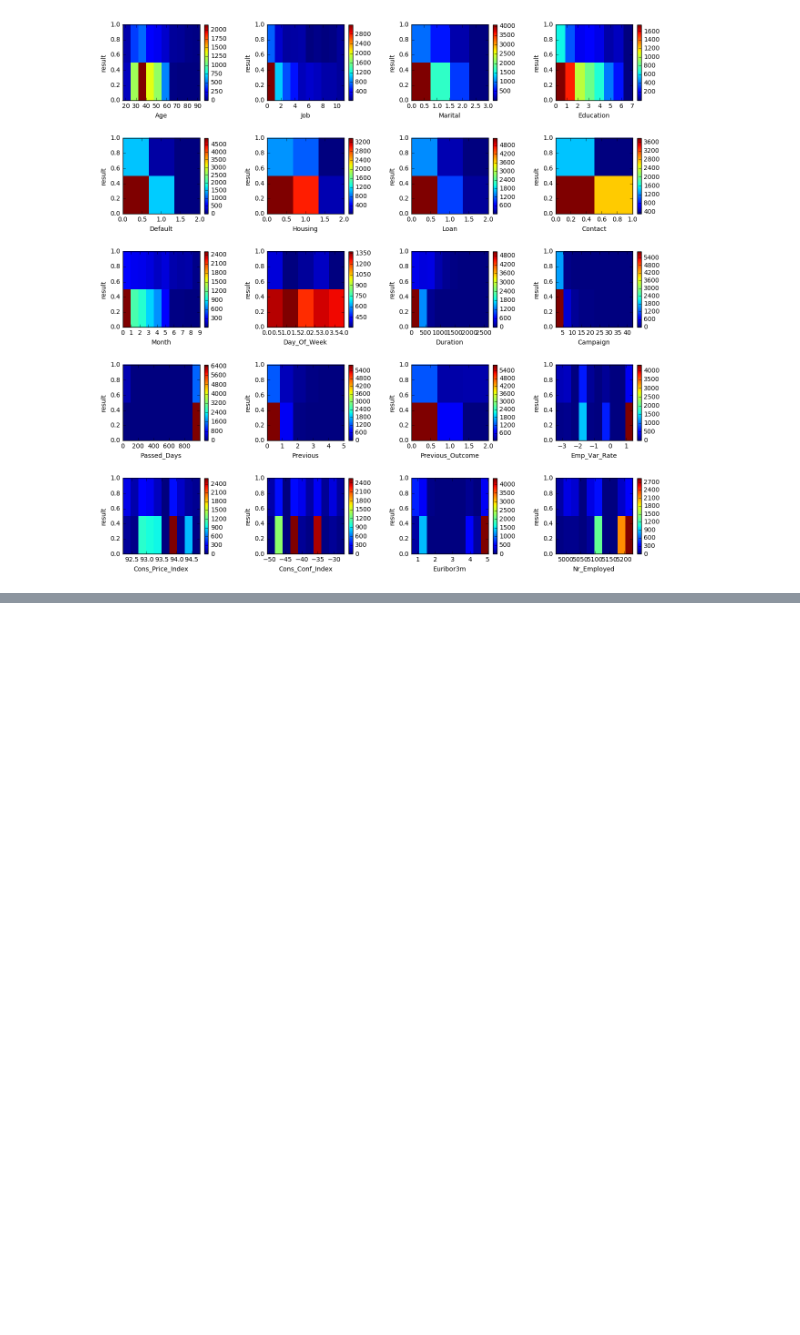
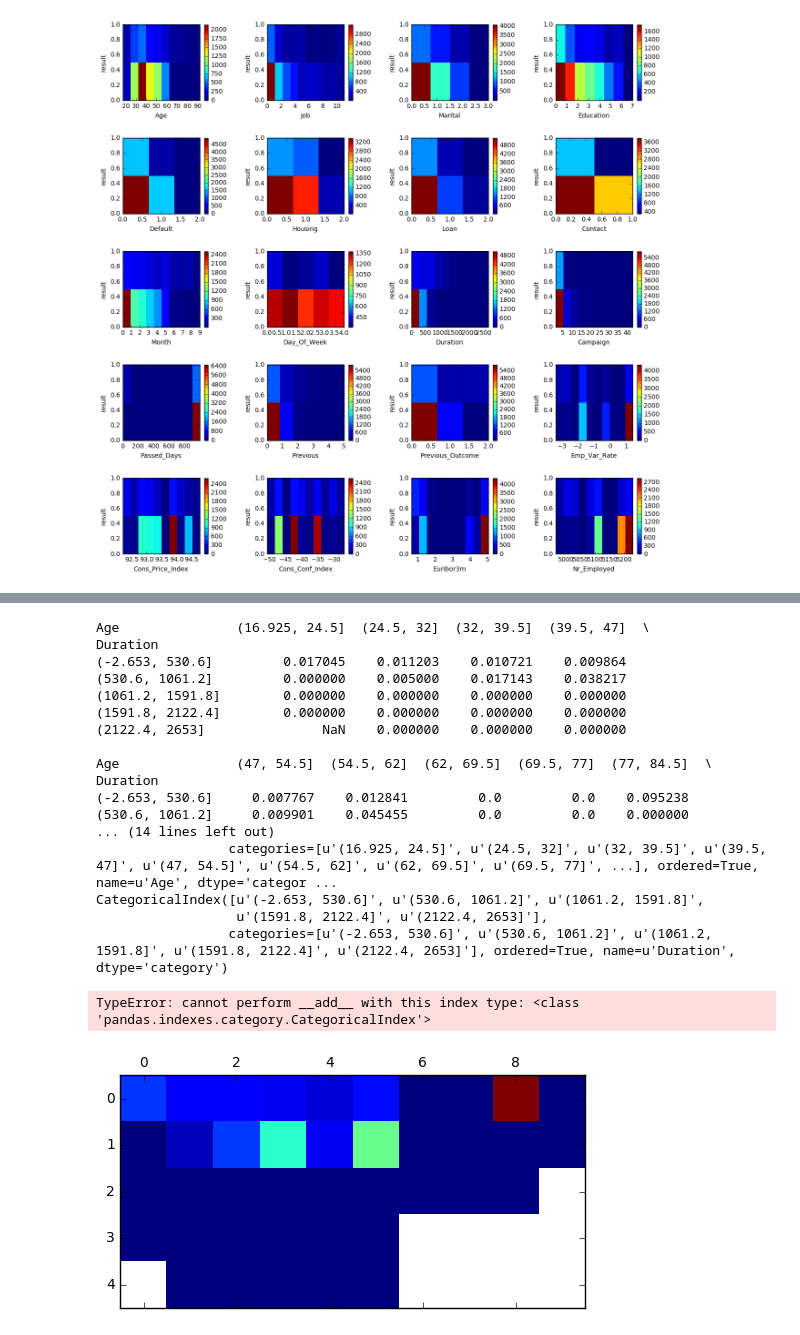
Before and after one commit to disimone/check24_test, a Jupyter notebook: check24_test.ipynb, the cells around one changed output, grey strips where cells are left out. Saved outputs shown, nothing was run; the diff lists cells and outputs as text; code cells hidden in the pictures; blank space fills up the shorter version.

```diff
--- a/check24_test.ipynb
+++ b/check24_test.ipynb
@@ -551,0 +592,24 @@ plt.subplots_adjust(hspace=0.5)
+# %%
+f,ax=plt.subplots(1,1)
+
+drawFalseNegBin(projections,10,5,"Age","Duration",ax)
+# %% [output]
+Age               (16.925, 24.5]  (24.5, 32]  (32, 39.5]  (39.5, 47]  \
+Duration
+(-2.653, 530.6]         0.017045    0.011203    0.010721    0.009864
+(530.6, 1061.2]         0.000000    0.005000    0.017143    0.038217
+(1061.2, 1591.8]        0.000000    0.000000    0.000000    0.000000
+(1591.8, 2122.4]        0.000000    0.000000    0.000000    0.000000
+(2122.4, 2653]               NaN    0.000000    0.000000    0.000000
+
+Age               (47, 54.5]  (54.5, 62]  (62, 69.5]  (69.5, 77]  (77, 84.5]  \
+Duration
+(-2.653, 530.6]     0.007767    0.012841         0.0         0.0    0.095238
+(530.6, 1061.2]     0.009901    0.045455         0.0         0.0    0.000000
+... (14 lines left out)
+                 categories=[u'(16.925, 24.5]', u'(24.5, 32]', u'(32, 39.5]', u'(39.5, 47]', u'(47, 54.5]', u'(54.5, 62]', u'(62, 69.5]', u'(69.5, 77]', ...], ordered=True, name=u'Age', dtype='categor ...
+CategoricalIndex([u'(-2.653, 530.6]', u'(530.6, 1061.2]', u'(1061.2, 1591.8]',
+                  u'(1591.8, 2122.4]', u'(2122.4, 2653]'],
+                 categories=[u'(-2.653, 530.6]', u'(530.6, 1061.2]', u'(1061.2, 1591.8]', u'(1591.8, 2122.4]', u'(2122.4, 2653]'], ordered=True, name=u'Duration', dtype='category')
+TypeError: cannot perform __add__ with this index type: <class 'pandas.indexes.category.CategoricalIndex'>
+[figure, added]
```
Also changed, not shown: parts of 4 cells of this notebook.
